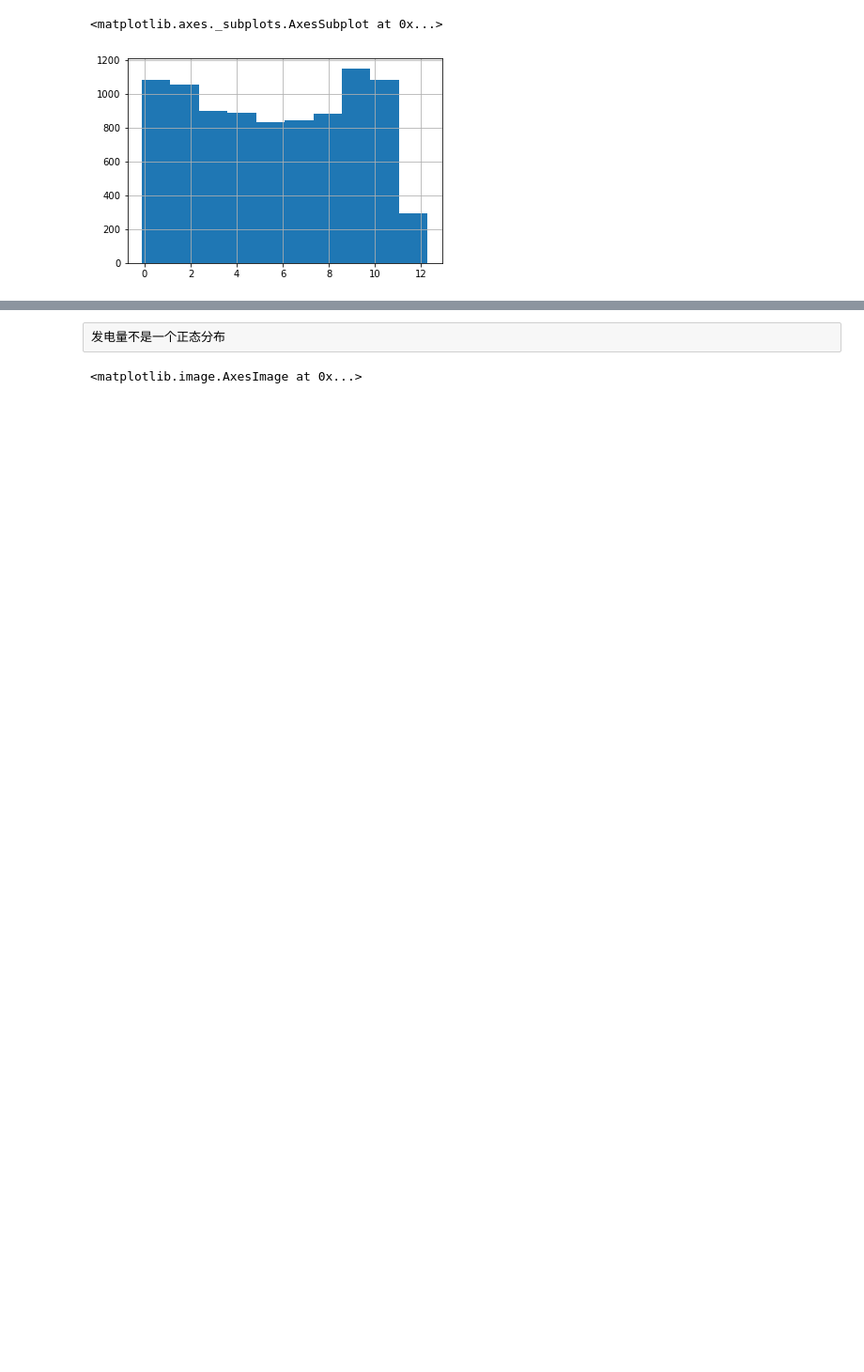
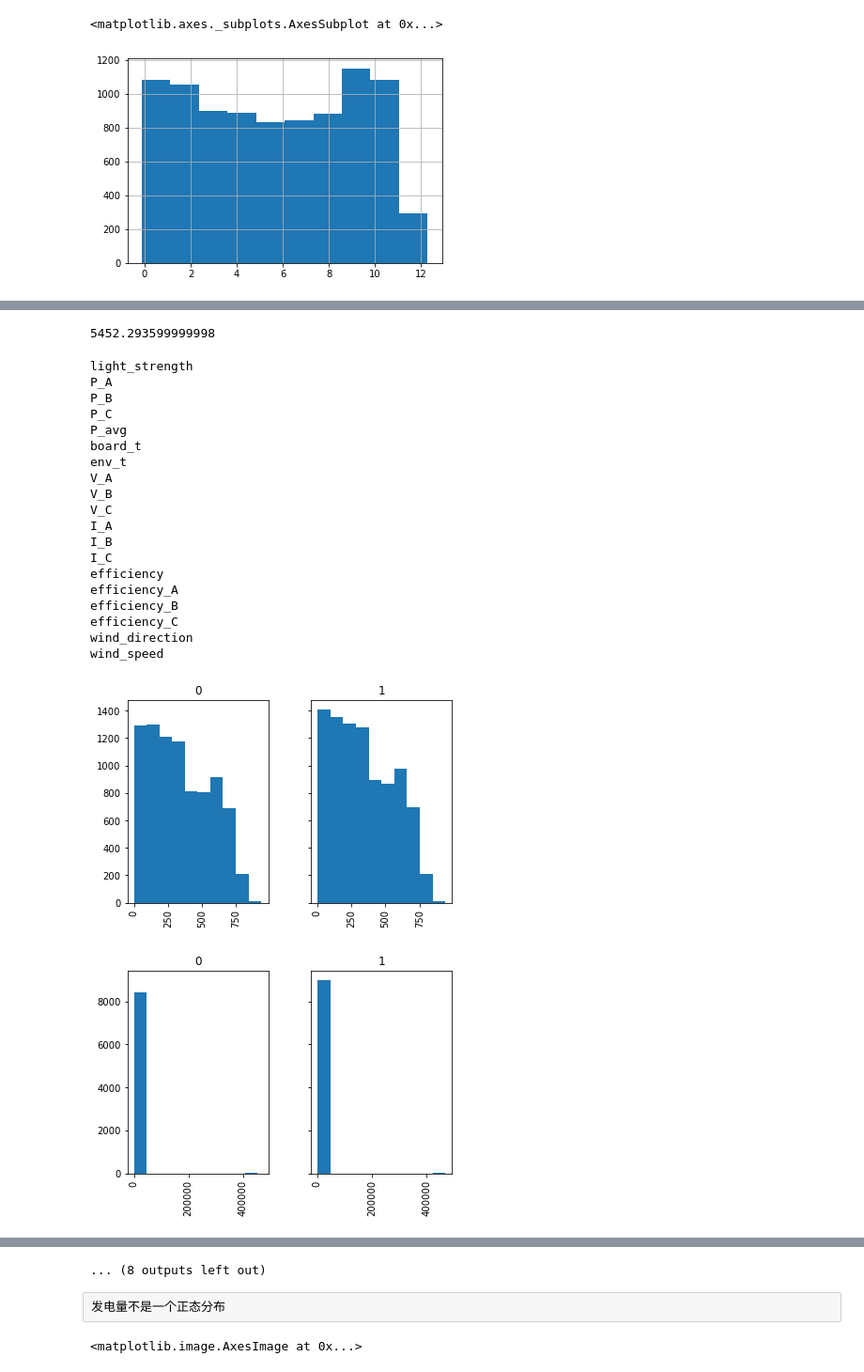
Before and after one commit to thuwyh/solar-magic, a Jupyter notebook: script/EDA.ipynb, the cells around one changed output, grey strips where cells are left out. Shown at 94% size. Drawn from its saved outputs; the diff is of its cells as text; code cells hidden in the pictures; blank space fills up the shorter version.

```diff
--- a/script/EDA.ipynb
+++ b/script/EDA.ipynb
@@ -34,0 +68,7 @@ train['发电量'].hist()
+# %%
+for c in df.columns.tolist():
+    if c in ['ID','y','is_train']:
+        continue
+    print(c)
+    df.loc[(df[c]>df[c].quantile(0.99))|(df[c]<df[c].quantile(0.01)),c]=np.nan
+    df[c].fillna(df[c].median(),inplace=True)
@@ -34,0 +86,2 @@ train['发电量'].hist()
+# %%
+c = 'P_A'
@@ -34,0 +92,2 @@ train['发电量'].hist()
+# %%
+df[(df[c]>df[c].quantile(0.99))|(df[c]<df[c].quantile(0.01))][c]=np.nan
@@ -34,0 +100,2 @@ train['发电量'].hist()
+# %%
+df.loc[(df[c]>df[c].quantile(0.99))|(df[c]<df[c].quantile(0.01)),c]=np.nan
@@ -34,0 +120,32 @@ train['发电量'].hist()
+# %%
+df['P_A'].quantile(0.99)
+# %% [output]
+5452.293599999998
+# %%
+for c in df.columns.tolist():
+    if c in ['ID','y','is_train']:
+        continue
+    print(c)
+    df.hist(column=c, sharex=True, sharey=True, by='is_train')
+# %% [output]
+light_strength
+P_A
+P_B
+P_C
+P_avg
+board_t
+env_t
+V_A
+V_B
+V_C
+I_A
+I_B
+I_C
+efficiency
+efficiency_A
+efficiency_B
+efficiency_C
+wind_direction
+wind_speed
+[figure, added]
+[figure, added]
@@ -34,0 +161 @@ train['发电量'].hist()
+... (8 outputs left out)
```
Also changed, not shown: parts of 40 cells of this notebook, 9 other files.
